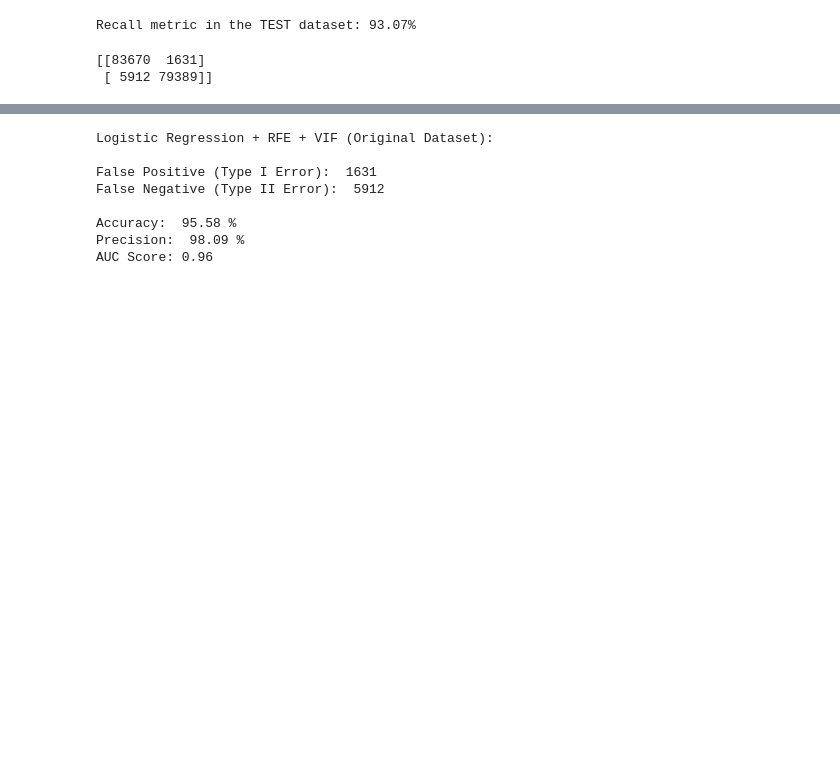
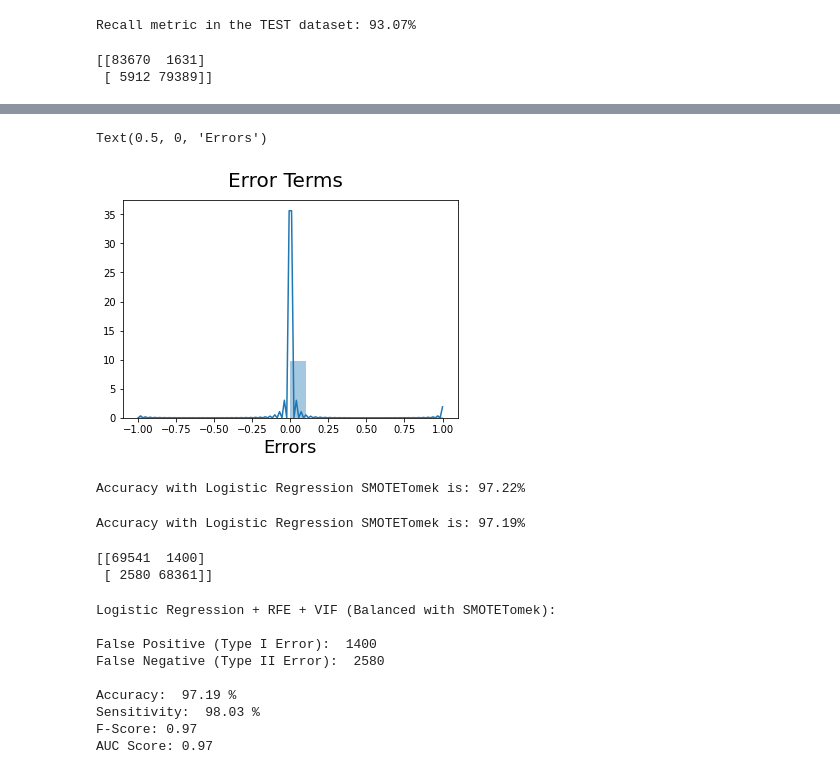
Before and after one commit to anishmahapatra/CreditCardFraudCaseStudy, a Jupyter notebook: Credit_Card_Fraud_Case_Study_v5.ipynb, the cells around one changed output, grey strips where cells are left out. Saved outputs shown, nothing was run; the diff lists cells and outputs as text; code cells hidden in the pictures; blank space fills up the shorter version.

```diff
--- a/Credit_Card_Fraud_Case_Study_v5.ipynb
+++ b/Credit_Card_Fraud_Case_Study_v5.ipynb
@@ -1121,0 +1195,21 @@ print(confusion_matrix(y_actual, y_predicted))
+# %%
+## Sampling the Unbalanced Data using SMOTETomek
+#from imblearn.over_sampling import SMOTE
+from imblearn.combine import SMOTETomek
+
+#oversampler = SMOTE(random_state = 0)
+sampler = SMOTETomek(random_state = 0)
+model_train_rf , model_test_rf = sampler.fit_sample(model_train, model_test)
+# %%
+# Shuffle Splitting the data into training and testing
+
+from sklearn.model_selection import StratifiedShuffleSplit
+
+sss = StratifiedShuffleSplit(n_splits=10, test_size=0.25, random_state=0)
+
+for train_index, test_index in sss.split(model_train_rf, model_test_rf):
+    X_train_SMOTETomek, X_test_SMOTETomek = model_train_rf[train_index], model_train_rf[test_index]
+    y_train_SMOTETomek, y_test_SMOTETomek = model_test_rf[train_index], model_test_rf[test_index]
+# %%
+logreg = LogisticRegression()
+logreg.fit(X_train_SMOTETomek, y_train_SMOTETomek)
@@ -1122,3 +1231,37 @@ print(confusion_matrix(y_actual, y_predicted))
+# %%
+y_train_churn = logreg.predict(X_train_SMOTETomek)
+# %%
+# Plot the histogram of the error terms
+fig = plt.figure()
+sns.distplot((y_train_SMOTETomek - y_train_churn), bins = 20)
+fig.suptitle('Error Terms', fontsize = 20)                  # Plot heading
+plt.xlabel('Errors', fontsize = 18)                         # X-label
+# %% [output]
+Text(0.5, 0, 'Errors')
+[figure, added]
+# %%
+# Making Predictions - Test Data (LogReg + RFE + VIF)
+
+# Viweing the score of the Train Data
+print('Accuracy with Logistic Regression SMOTETomek is: {}%'.format(round(logreg.score(X_train_SMOTETomek, y_train_SMOTETomek)*100,2)))
+# %% [output]
+Accuracy with Logistic Regression SMOTETomek is: 97.22%
+# %%
+# Viweing the score of the Test Data
+
+print('Accuracy with Logistic Regression SMOTETomek is: {}%'.format(round(logreg.score(X_test_SMOTETomek, y_test_SMOTETomek)*100,2)))
+# %% [output]
+Accuracy with Logistic Regression SMOTETomek is: 97.19%
+# %%
+# Importing the required package for AUC Score and printing it
+from sklearn.metrics import roc_auc_score
+from sklearn.metrics import confusion_matrix
+y_predicted = logreg.predict(X_test_SMOTETomek)
+y_actual = y_test_SMOTETomek
+print(confusion_matrix(y_actual, y_predicted))
+# %% [output]
+[[69541  1400]
+ [ 2580 68361]]
 # %%
 # False Positive and False Negative
 cm =confusion_matrix(y_actual, y_predicted)
@@ -1130,7 +1273,7 @@ FN = confusion_matrix(y_actual, y_predicted)[1][0]
 TN = confusion_matrix(y_actual, y_predicted)[1][1]
 total=sum(sum(cm))
 
-print("Logistic Regression + RFE + VIF (Oversampled with SMOTE):\n")
+print("Logistic Regression + RFE + VIF (Balanced with SMOTETomek):\n")
 # Printing Type I and Type II Errors
 print( "False Positive (Type I Error): ", FP)
 print( "False Negative (Type II Error): ", FN)
@@ -1139,18 +1282,25 @@ print( "False Negative (Type II Error): ", FN)
 accuracy = round(100 - ((FP + FN)* 100 / len(y_predicted)),2)
 print( "\nAccuracy: ", round(accuracy,2), '%')
 
-# Sensitivity, Precision
+# Sensitivity
 sensitivity = round(TP*100 / (TP + FP),2)
-print( "Precision: ", sensitivity, '%')
+print( "Sensitivity: ", sensitivity, '%')
+
+recall = TP/(TP+FN)
+precision = TP/(TP+FP)
+# F1 Score
+f1 = 2*precision*recall/(precision+recall)
+print("F-Score: {}".format(round(f1,2)))
 
 # AUC Score
 print("AUC Score: {}".format(round(roc_auc_score(y_actual, y_predicted),2)))
 # %% [output]
-Logistic Regression + RFE + VIF (Original Dataset):
+Logistic Regression + RFE + VIF (Balanced with SMOTETomek):
 
-False Positive (Type I Error):  1631
-False Negative (Type II Error):  5912
+False Positive (Type I Error):  1400
+False Negative (Type II Error):  2580
 
-Accuracy:  95.58 %
-Precision:  98.09 %
-AUC Score: 0.96
+Accuracy:  97.19 %
+Sensitivity:  98.03 %
+F-Score: 0.97
+AUC Score: 0.97
```
Also changed, not shown: parts of 19 cells of this notebook.
